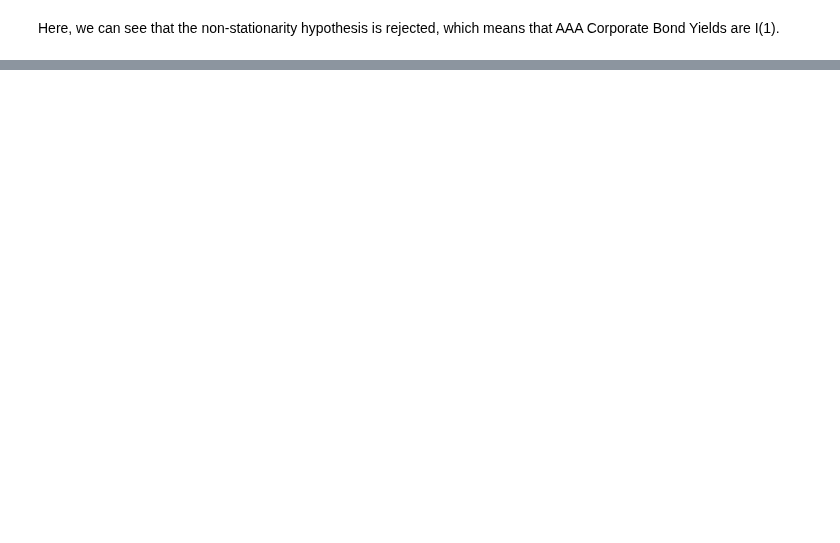
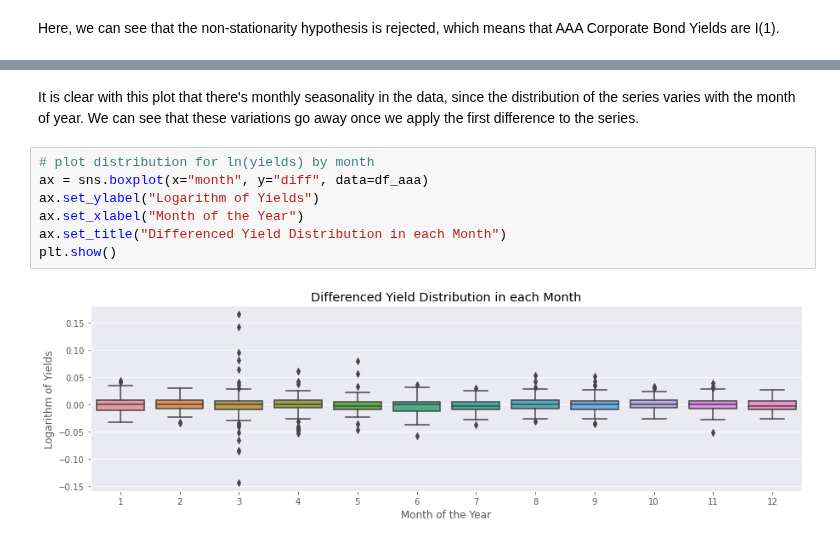
Before and after one commit to daniel-deutsch/FTD, a Jupyter notebook: Econometrics/EA1/main.ipynb, the cells around one changed output, grey strips where cells are left out. Cells and saved outputs as stored; diff of their text form; blank space fills up the shorter version.

```diff
--- a/Econometrics/EA1/main.ipynb
+++ b/Econometrics/EA1/main.ipynb
@@ -231,0 +189,11 @@ Here, we can see that the non-stationarity hypothesis is rejected, which means t
+# %% [markdown]
+It is clear with this plot that there's monthly seasonality in the data, since the distribution of the series varies with the month of year. We can see that these variations go away once we apply the first difference to the series.
+# %%
+# plot distribution for ln(yields) by month
+ax = sns.boxplot(x="month", y="diff", data=df_aaa)
+ax.set_ylabel("Logarithm of Yields")
+ax.set_xlabel("Month of the Year")
+ax.set_title("Differenced Yield Distribution in each Month")
+plt.show()
+# %% [output]
+[figure, added]
```
Also changed, not shown: parts of 38 cells of this notebook.
